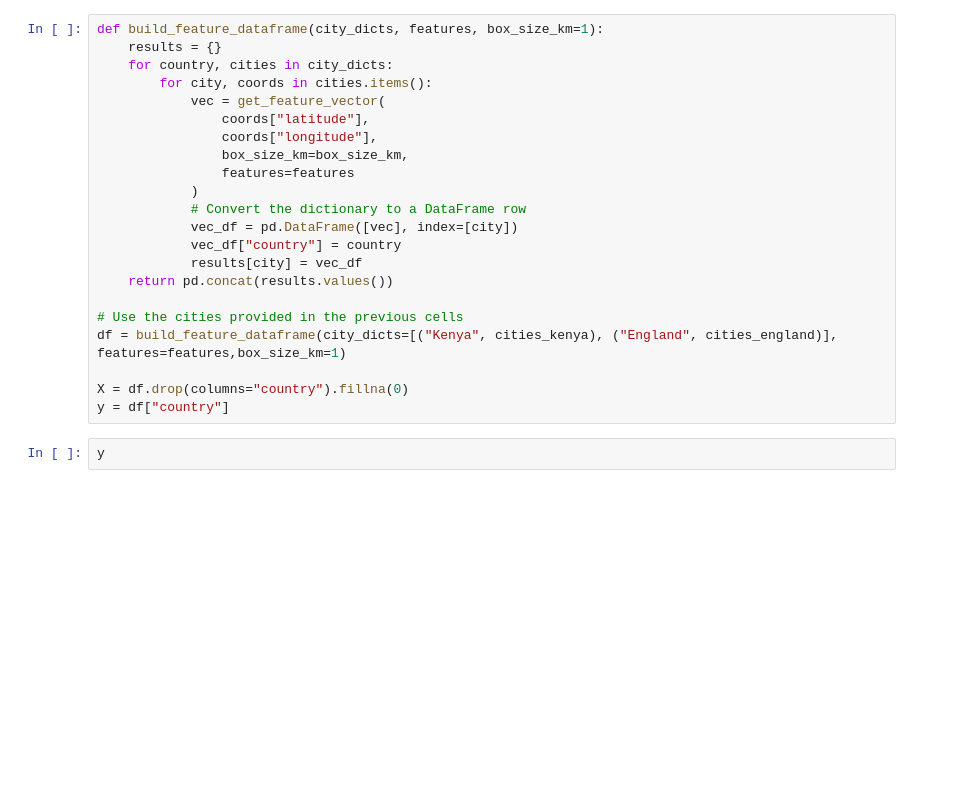
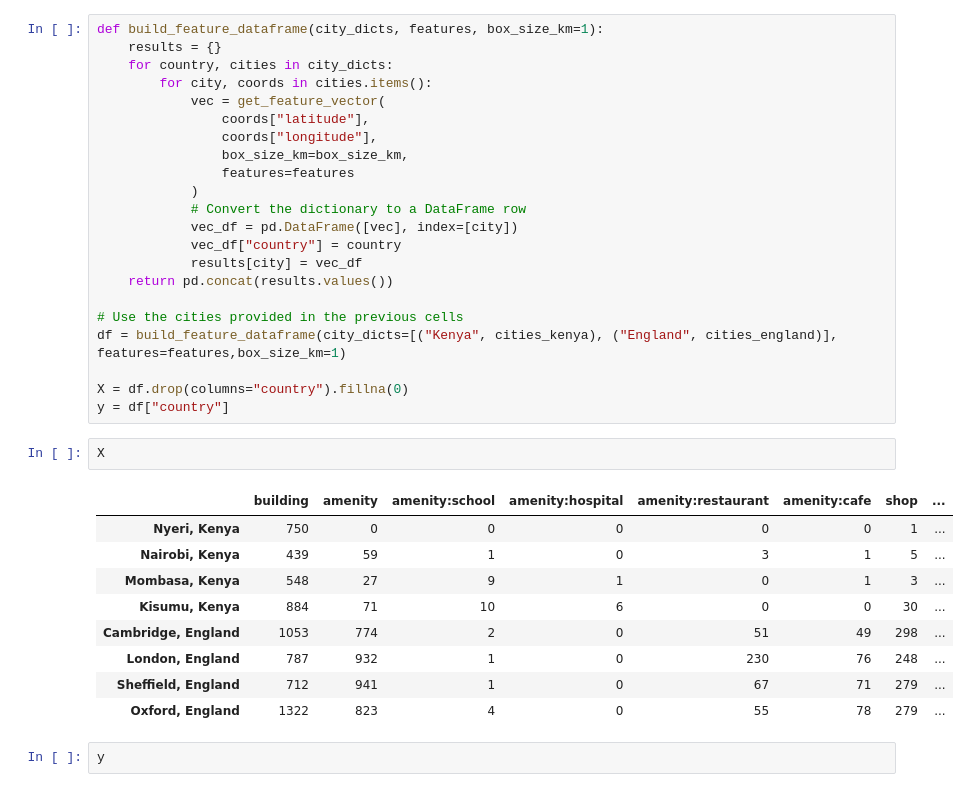
Before and after one commit to silprosa/fynesse_mlfc, a Jupyter notebook: _notebooks/01-geospatial-practical.ipynb, the cells around one changed output. Drawn from its saved outputs; the diff is of its cells as text; blank space fills up the shorter version.

```diff
--- a/_notebooks/01-geospatial-practical.ipynb
+++ b/_notebooks/01-geospatial-practical.ipynb
@@ -497,6 +523,18 @@ df = build_feature_dataframe(city_dicts=[("Kenya", cities_kenya), ("England", ci
 
 X = df.drop(columns="country").fillna(0)
 y = df["country"]
+# %%
+X
+# %% [output]
+|  | building | amenity | amenity:school | amenity:hospital | amenity:restaurant | amenity:cafe | shop | ... |
+| Nyeri, Kenya | 750 | 0 | 0 | 0 | 0 | 0 | 1 | ... |
+| Nairobi, Kenya | 439 | 59 | 1 | 0 | 3 | 1 | 5 | ... |
+| Mombasa, Kenya | 548 | 27 | 9 | 1 | 0 | 1 | 3 | ... |
+| Kisumu, Kenya | 884 | 71 | 10 | 6 | 0 | 0 | 30 | ... |
+| Cambridge, England | 1053 | 774 | 2 | 0 | 51 | 49 | 298 | ... |
+| London, England | 787 | 932 | 1 | 0 | 230 | 76 | 248 | ... |
+| Sheffield, England | 712 | 941 | 1 | 0 | 67 | 71 | 279 | ... |
+| Oxford, England | 1322 | 823 | 4 | 0 | 55 | 78 | 279 | ... |
 # %%
 y
 # %% [output]
```
Also changed, not shown: parts of 13 cells of this notebook.
